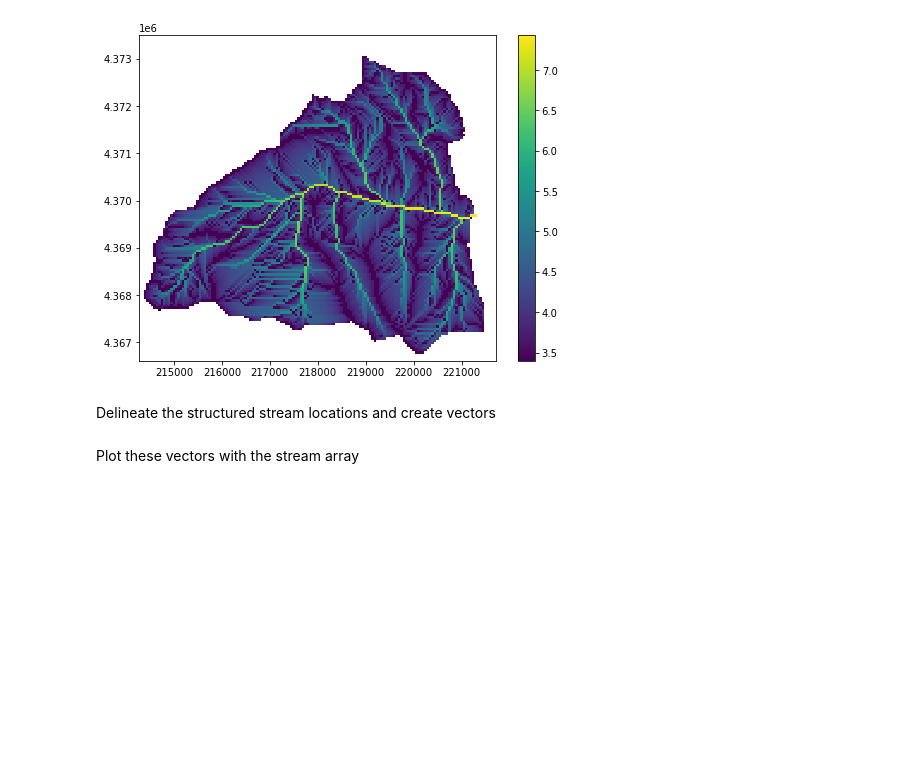
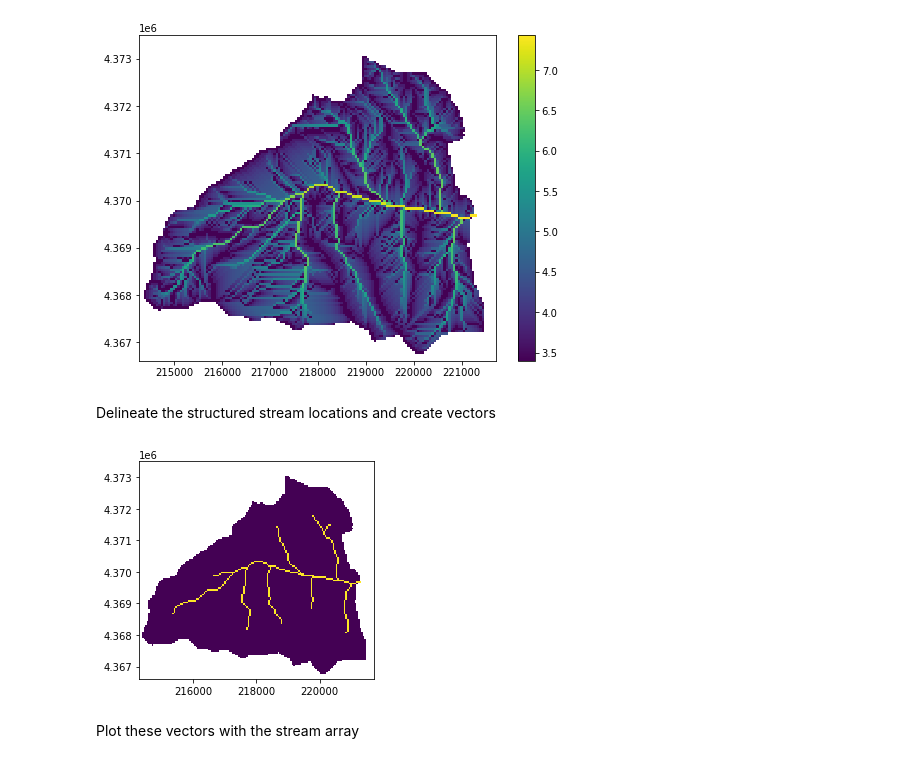
Before and after one commit to jlarsen-usgs/dany, a Jupyter notebook: Sagehen_structured_2_voronoi_workshop.ipynb, the cells around one changed output. Cells and saved outputs as stored; diff of their text form; code cells hidden in the pictures; blank space fills up the shorter version.

```diff
--- a/Sagehen_structured_2_voronoi_workshop.ipynb
+++ b/Sagehen_structured_2_voronoi_workshop.ipynb
@@ -90,8 +90,14 @@ Delineate the structured stream locations and create vectors
 # %%
 strms = PrmsStreams(sgrid, fdir)
 strm_array = strms.delineate_streams(contrib_area=810000).astype(float)
 strm_array[watershed == 0] = np.nan
+
+pmv = PlotMapView(modelgrid=sgrid)
+pmv.plot_array(strm_array)
+
 vectors = strms.create_stream_vectors(strm_array)
+# %% [output]
+[figure, added]
 # %% [markdown]
 Plot these vectors with the stream array
 # %%
```
Also changed, not shown: parts of 5 cells of this notebook, 1 other file.
